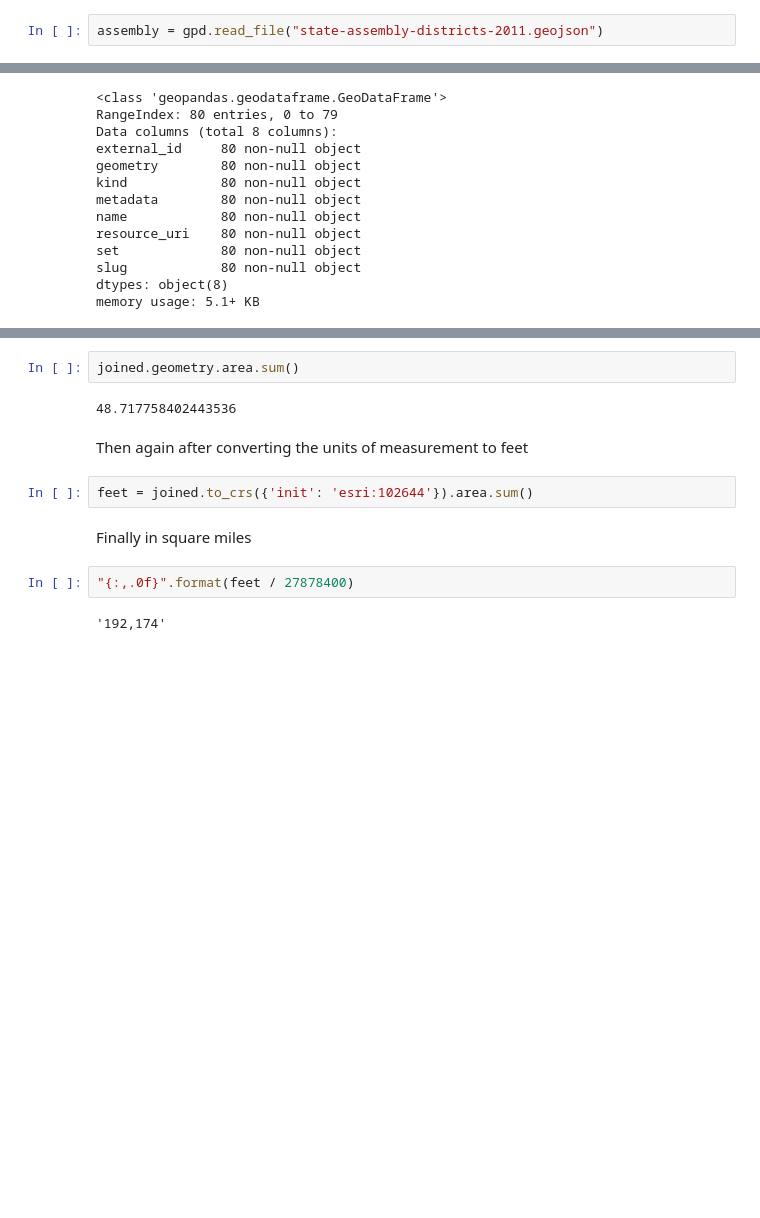
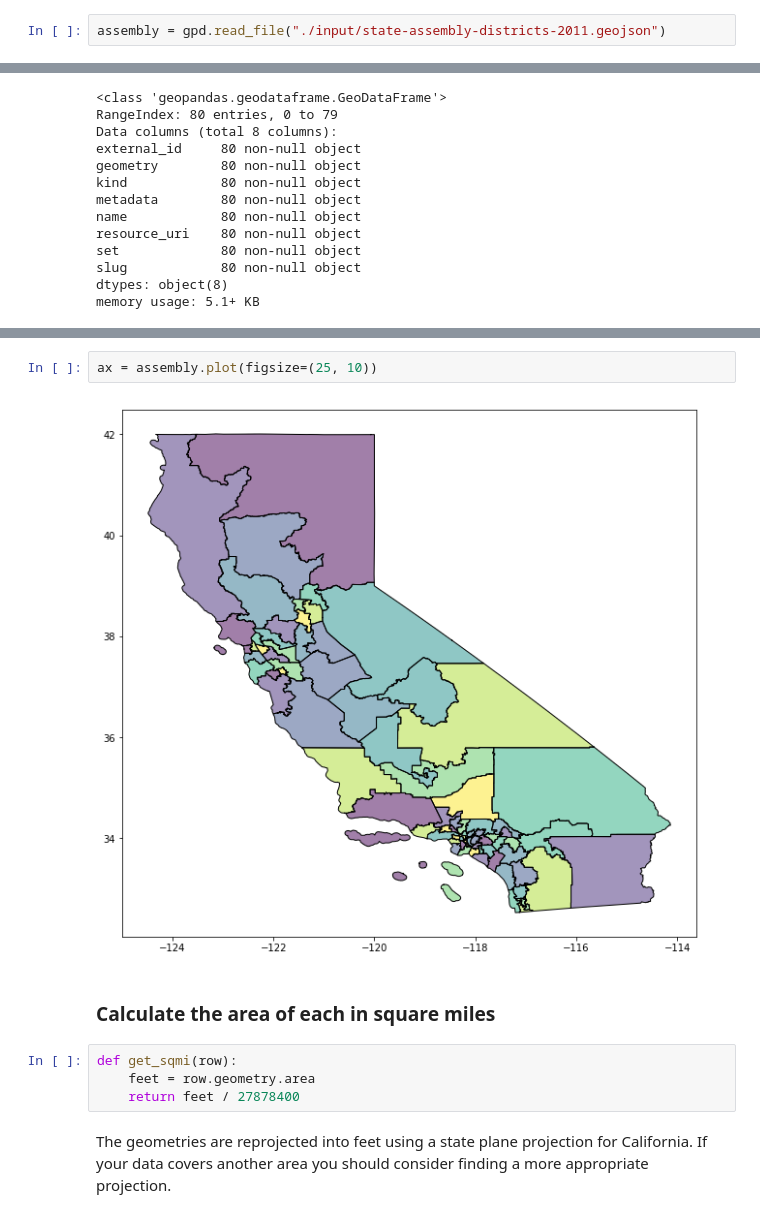
Before and after one commit to datadesk/geopandas-intersection-area-example, a Jupyter notebook: geopandas-intersection-area-example.ipynb, the cells around one changed output, grey strips where cells are left out. Cells and saved outputs as stored; diff of their text form; blank space fills up the shorter version.

```diff
--- a/geopandas-intersection-area-example.ipynb
+++ b/geopandas-intersection-area-example.ipynb
@@ -36,5 +46,5 @@ hoods.plot()
 # %%
-assembly = gpd.read_file("state-assembly-districts-2011.geojson")
+assembly = gpd.read_file("./input/state-assembly-districts-2011.geojson")
 # %%
 assembly.info()
 # %% [output]
@@ -94,14 +64,12 @@ First using decimal degrees
-# %%
-joined.geometry.area.sum()
-# %% [output]
-48.717758402443536
-# %% [markdown]
-Then again after converting the units of measurement to feet
-# %%
-feet = joined.to_crs({'init': 'esri:102644'}).area.sum()
-# %% [markdown]
-Finally in square miles
-# %%
-"{:,.0f}".format(feet / 27878400)
-# %% [output]
-'192,174'
+# %%
+ax = assembly.plot(figsize=(25, 10))
+# %% [output]
+[figure, added]
+# %% [markdown]
+### Calculate the area of each in square miles
+# %%
+def get_sqmi(row):
+    feet = row.geometry.area
+    return feet / 27878400
+# %% [markdown]
+The geometries are reprojected into feet using a state plane projection for California. If your data covers another area you should consider finding a more appropriate projection.
```
Also changed, not shown: parts of 36 cells of this notebook, 9 other files.
